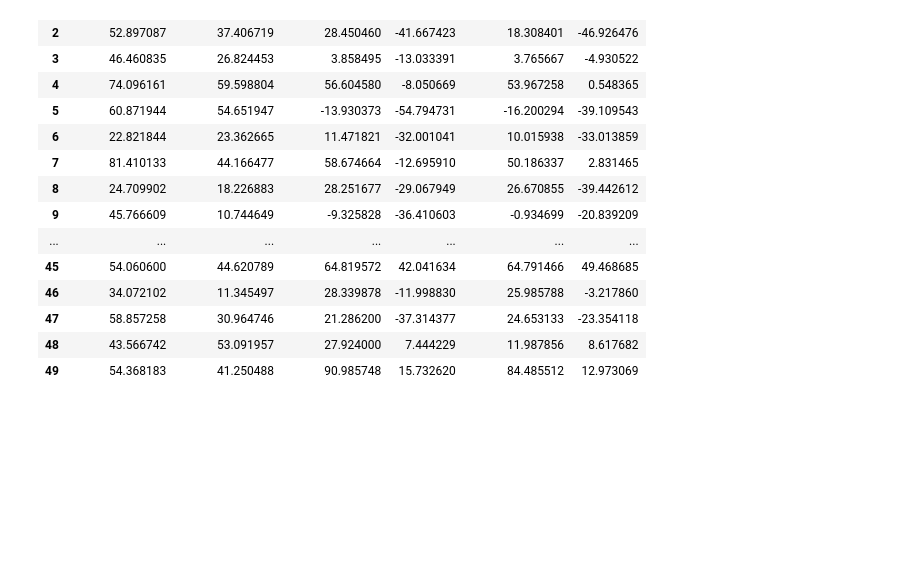
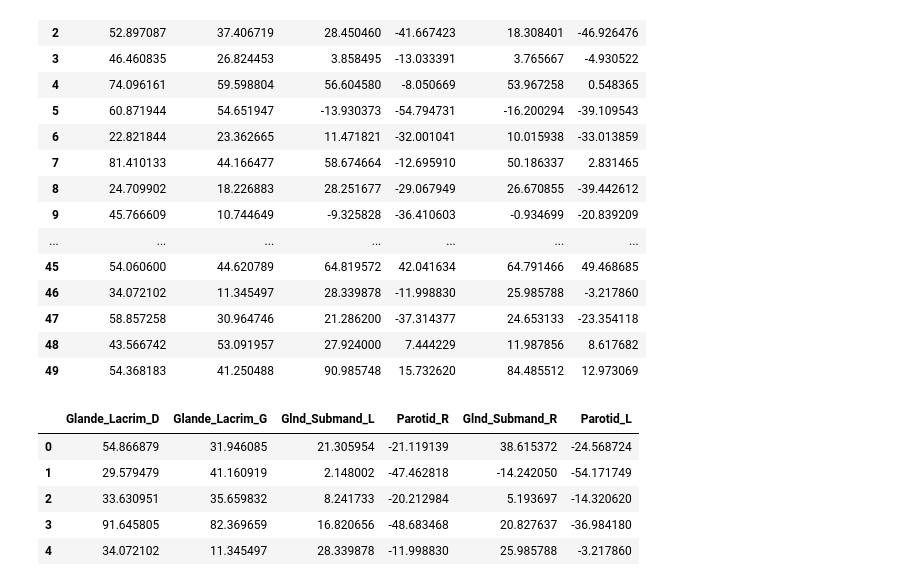
Before and after one commit to tbaudier/gland_segmentation_nnunet, a Jupyter notebook: Dataviz/Dataviz.ipynb, the cells around one changed output. Drawn from its saved outputs; the diff is of its cells as text; code cells hidden in the pictures; blank space fills up the shorter version.

```diff
--- a/Dataviz/Dataviz.ipynb
+++ b/Dataviz/Dataviz.ipynb
@@ -176,3 +212,12 @@ HU_df
+# %%
+HU_df_test
+# %% [output]
+|  | Glande_Lacrim_D | Glande_Lacrim_G | Glnd_Submand_L | Parotid_R | Glnd_Submand_R | Parotid_L |
+| 0 | 54.866879 | 31.946085 | 21.305954 | -21.119139 | 38.615372 | -24.568724 |
+| 1 | 29.579479 | 41.160919 | 2.148002 | -47.462818 | -14.242050 | -54.171749 |
+| 2 | 33.630951 | 35.659832 | 8.241733 | -20.212984 | 5.193697 | -14.320620 |
+| 3 | 91.645805 | 82.369659 | 16.820656 | -48.683468 | 20.827637 | -36.984180 |
+| 4 | 34.072102 | 11.345497 | 28.339878 | -11.998830 | 25.985788 | -3.217860 |
 # %%
 colors_2 = ["slateblue", "firebrick", "tomato", "blueviolet", "violet", "orangered"]
 # %%
```
Also changed, not shown: parts of 13 cells of this notebook.
